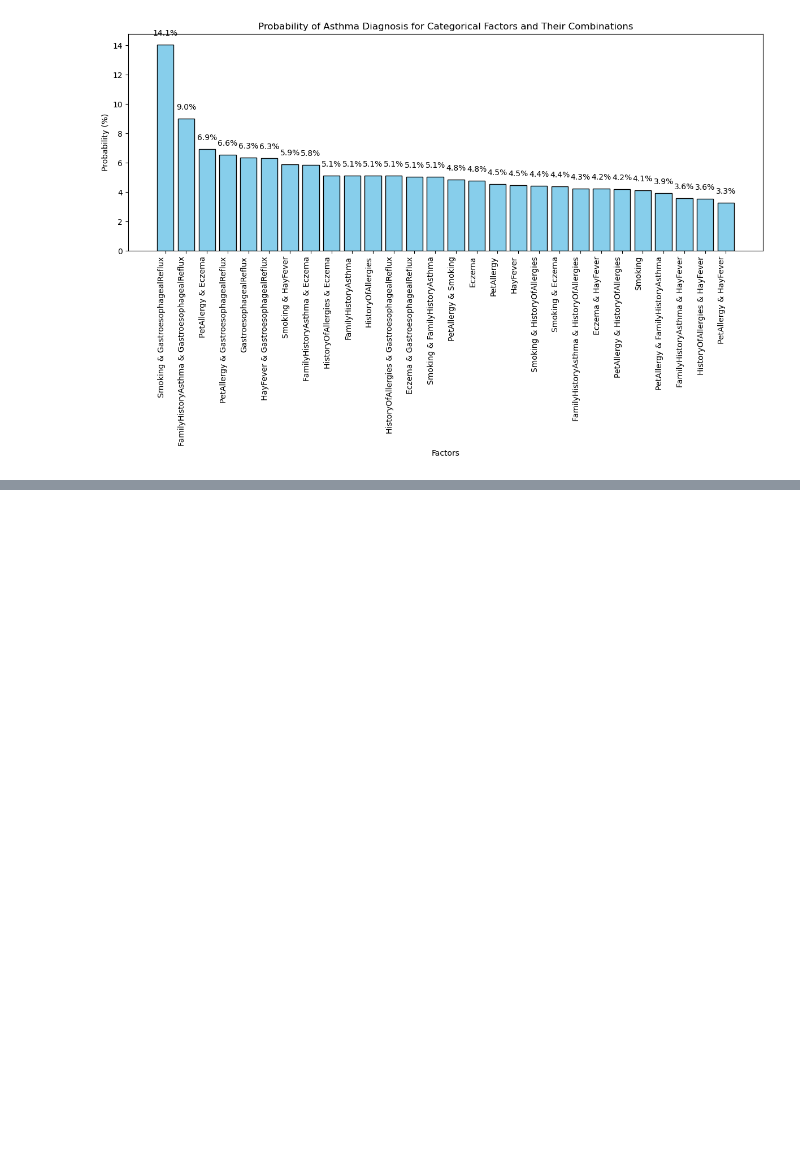
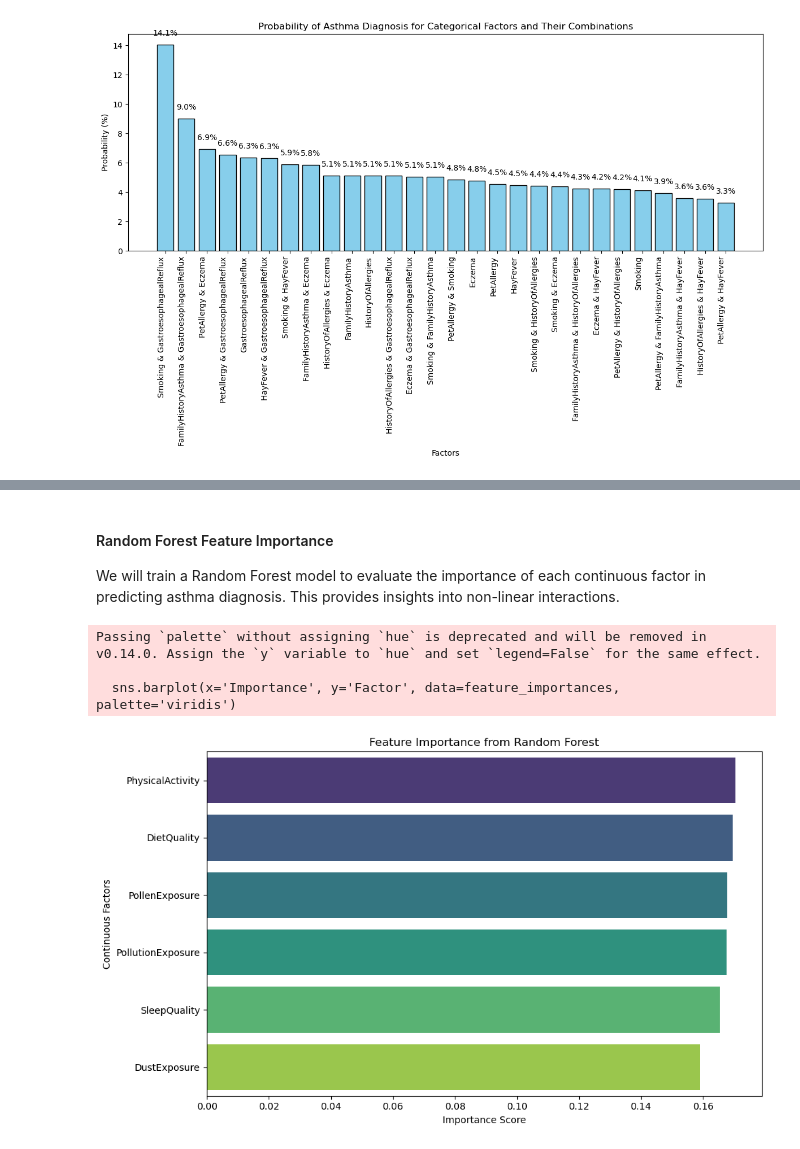
Before and after one commit to OLiYuchen/hcde-410-final, a Jupyter notebook: Asthma_Risk_Factors_Analysis.ipynb, the cells around one changed output, grey strips where cells are left out. Cells and saved outputs as stored; diff of their text form; code cells hidden in the pictures; blank space fills up the shorter version.

```diff
--- a/Asthma_Risk_Factors_Analysis.ipynb
+++ b/Asthma_Risk_Factors_Analysis.ipynb
@@ -191,0 +338,35 @@ higher probabilities compared to individual factors (eg. Smoking & Gastroesophag
+# %% [markdown]
+#### Random Forest Feature Importance
+We will train a Random Forest model to evaluate the importance of each continuous factor
+in predicting asthma diagnosis. This provides insights into non-linear interactions.
+# %%
+from sklearn.ensemble import RandomForestClassifier
+import pandas as pd
+
+# Prepare data for modeling
+X = data[continuous_factors]
+y = data['Diagnosis_numeric']
+
+# Train a random forest model
+rf_model = RandomForestClassifier(random_state=42)
+rf_model.fit(X, y)
+
+# Get feature importances
+feature_importances = pd.DataFrame({
+    'Factor': continuous_factors,
+    'Importance': rf_model.feature_importances_
+}).sort_values(by='Importance', ascending=False)
+
+# Plot feature importances
+plt.figure(figsize=(10, 6))
+sns.barplot(x='Importance', y='Factor', data=feature_importances, palette='viridis')
+plt.title('Feature Importance from Random Forest')
+plt.xlabel('Importance Score')
+plt.ylabel('Continuous Factors')
+plt.tight_layout()
+plt.show()
+# %% [output]
+Passing `palette` without assigning `hue` is deprecated and will be removed in v0.14.0. Assign the `y` variable to `hue` and set `legend=False` for the same effect.
+
+  sns.barplot(x='Importance', y='Factor', data=feature_importances, palette='viridis')
+[figure, added]
```
Also changed, not shown: parts of 29 cells of this notebook.
